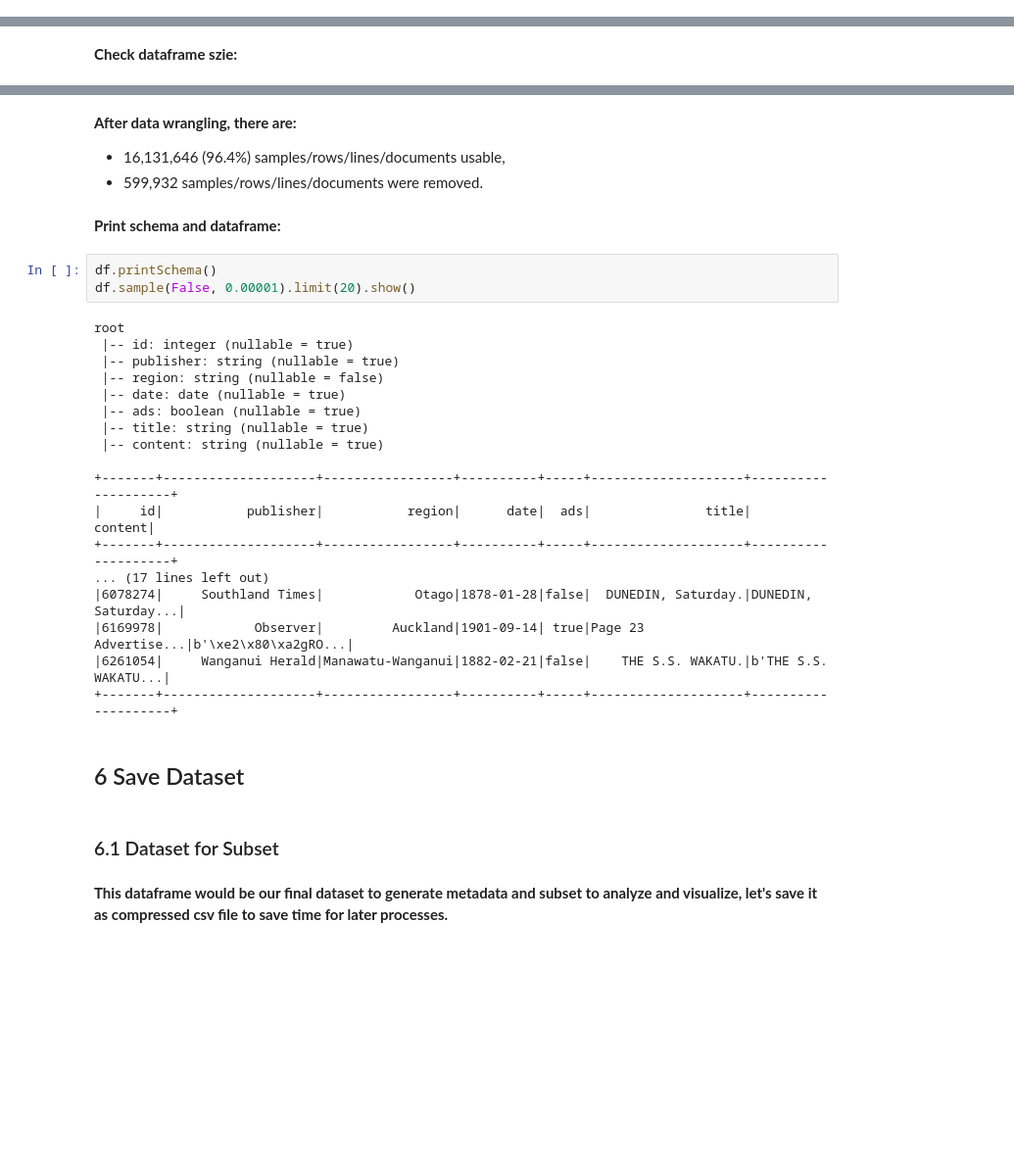
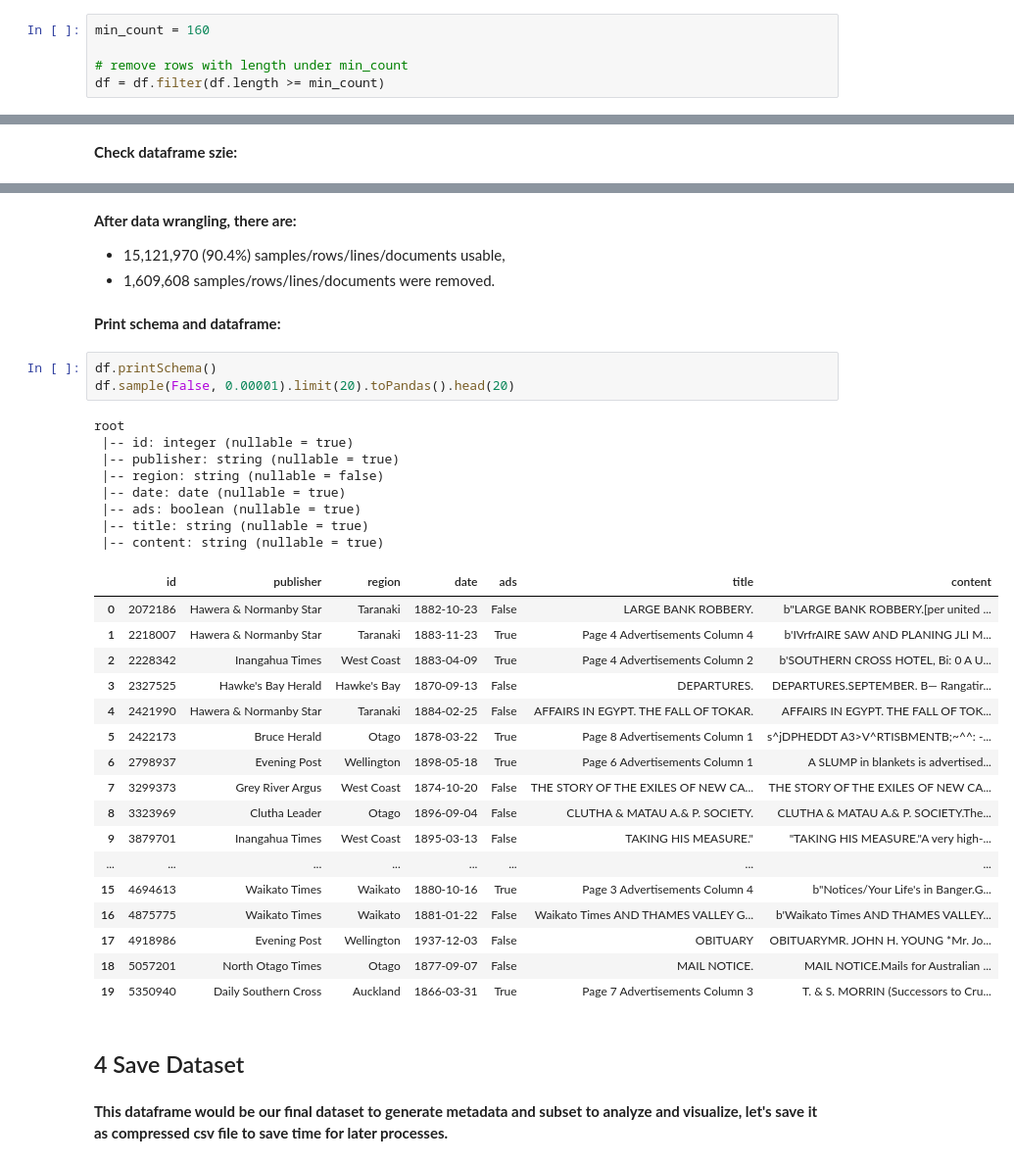
Before and after one commit to xandercai/papers-past-topic-modeling, a Jupyter notebook: 2-wrangling/wrangling.ipynb, the cells around one changed output, grey strips where cells are left out. Shown at 98% size. Drawn from its saved outputs; the diff is of its cells as text; blank space fills up the shorter version.

```diff
--- a/2-wrangling/wrangling.ipynb
+++ b/2-wrangling/wrangling.ipynb
@@ -170,0 +225,5 @@ Correct! no abnormal values in publishers.
+# %%
+min_count = 160
+
+# remove rows with length under min_count
+df = df.filter(df.length >= min_count)
@@ -451,34 +507,40 @@ removed line number: 599932
 # %% [markdown]
 **After data wrangling, there are:**
-* 16,131,646 (96.4%) samples/rows/lines/documents usable,
-* 599,932 samples/rows/lines/documents were removed.
+* 15,121,970 (90.4%) samples/rows/lines/documents usable,
+* 1,609,608 samples/rows/lines/documents were removed.
 # %% [markdown]
 **Print schema and dataframe:**
 # %%
 df.printSchema()
-df.sample(False, 0.00001).limit(20).show()
+df.sample(False, 0.00001).limit(20).toPandas().head(20)
 # %% [output]
 root
  |-- id: integer (nullable = true)
  |-- publisher: string (nullable = true)
  |-- region: string (nullable = false)
  |-- date: date (nullable = true)
  |-- ads: boolean (nullable = true)
  |-- title: string (nullable = true)
  |-- content: string (nullable = true)
-
-+-------+--------------------+-----------------+----------+-----+--------------------+--------------------+
-|     id|           publisher|           region|      date|  ads|               title|             content|
-+-------+--------------------+-----------------+----------+-----+--------------------+--------------------+
-... (17 lines left out)
-|6078274|     Southland Times|            Otago|1878-01-28|false|  DUNEDIN, Saturday.|DUNEDIN, Saturday...|
-|6169978|            Observer|         Auckland|1901-09-14| true|Page 23 Advertise...|b'\xe2\x80\xa2gRO...|
-|6261054|     Wanganui Herald|Manawatu-Wanganui|1882-02-21|false|    THE S.S. WAKATU.|b'THE S.S. WAKATU...|
-+-------+--------------------+-----------------+----------+-----+--------------------+--------------------+
+|  | id | publisher | region | date | ads | title | content |
+| 0 | 2072186 | Hawera & Normanby Star | Taranaki | 1882-10-23 | False | LARGE BANK ROBBERY. | b"LARGE BANK ROBBERY.[per united ... |
+| 1 | 2218007 | Hawera & Normanby Star | Taranaki | 1883-11-23 | True | Page 4 Advertisements Column 4 | b'IVrfrAIRE SAW AND PLANING JLI M... |
+| 2 | 2228342 | Inangahua Times | West Coast | 1883-04-09 | True | Page 4 Advertisements Column 2 | b'SOUTHERN CROSS HOTEL, Bi: 0 A U... |
+| 3 | 2327525 | Hawke's Bay Herald | Hawke's Bay | 1870-09-13 | False | DEPARTURES. | DEPARTURES.SEPTEMBER. B— Rangatir... |
+| 4 | 2421990 | Hawera & Normanby Star | Taranaki | 1884-02-25 | False | AFFAIRS IN EGYPT. THE FALL OF TOKAR. | AFFAIRS IN EGYPT. THE FALL OF TOK... |
+| 5 | 2422173 | Bruce Herald | Otago | 1878-03-22 | True | Page 8 Advertisements Column 1 | s^jDPHEDDT A3>V^RTISBMENTB;~^^: -... |
+| 6 | 2798937 | Evening Post | Wellington | 1898-05-18 | True | Page 6 Advertisements Column 1 | A SLUMP in blankets is advertised... |
+| 7 | 3299373 | Grey River Argus | West Coast | 1874-10-20 | False | THE STORY OF THE EXILES OF NEW CA... | THE STORY OF THE EXILES OF NEW CA... |
+| 8 | 3323969 | Clutha Leader | Otago | 1896-09-04 | False | CLUTHA & MATAU A.& P. SOCIETY. | CLUTHA & MATAU A.& P. SOCIETY.The... |
+| 9 | 3879701 | Inangahua Times | West Coast | 1895-03-13 | False | TAKING HIS MEASURE." | "TAKING HIS MEASURE."A very high-... |
+| ... | ... | ... | ... | ... | ... | ... | ... |
+| 15 | 4694613 | Waikato Times | Waikato | 1880-10-16 | True | Page 3 Advertisements Column 4 | b"Notices/Your Life's in Banger.G... |
+| 16 | 4875775 | Waikato Times | Waikato | 1881-01-22 | False | Waikato Times AND THAMES VALLEY G... | b'Waikato Times AND THAMES VALLEY... |
+| 17 | 4918986 | Evening Post | Wellington | 1937-12-03 | False | OBITUARY | OBITUARYMR. JOHN H. YOUNG *Mr. Jo... |
+| 18 | 5057201 | North Otago Times | Otago | 1877-09-07 | False | MAIL NOTICE. | MAIL NOTICE.Mails for Australian ... |
+| 19 | 5350940 | Daily Southern Cross | Auckland | 1866-03-31 | True | Page 7 Advertisements Column 3 | T. & S. MORRIN (Successors to Cru... |
 # %% [markdown]
-## 6 Save Dataset
+## 4 Save Dataset
-# %% [markdown]
-### 6.1 Dataset for Subset
 # %% [markdown]
 **This dataframe would be our final dataset to generate metadata and subset to analyze and visualize, let's save it as compressed csv file to save time for later processes.**
 # %%
```
Also changed, not shown: parts of 51 cells of this notebook.
